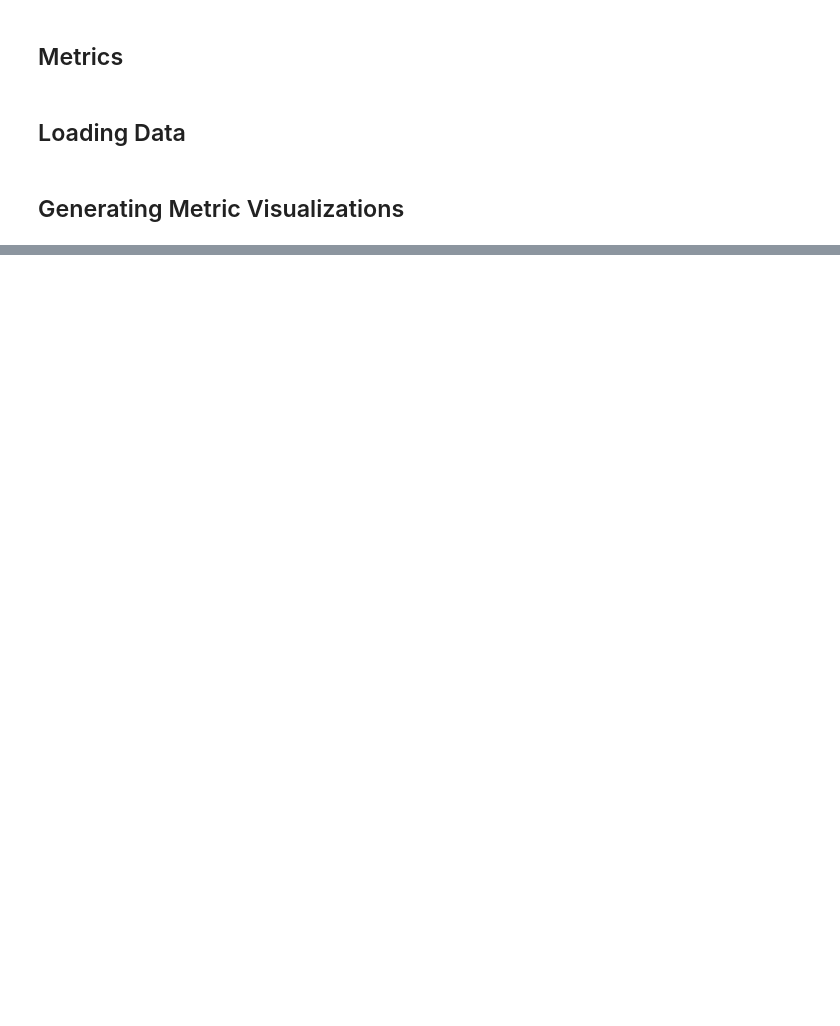
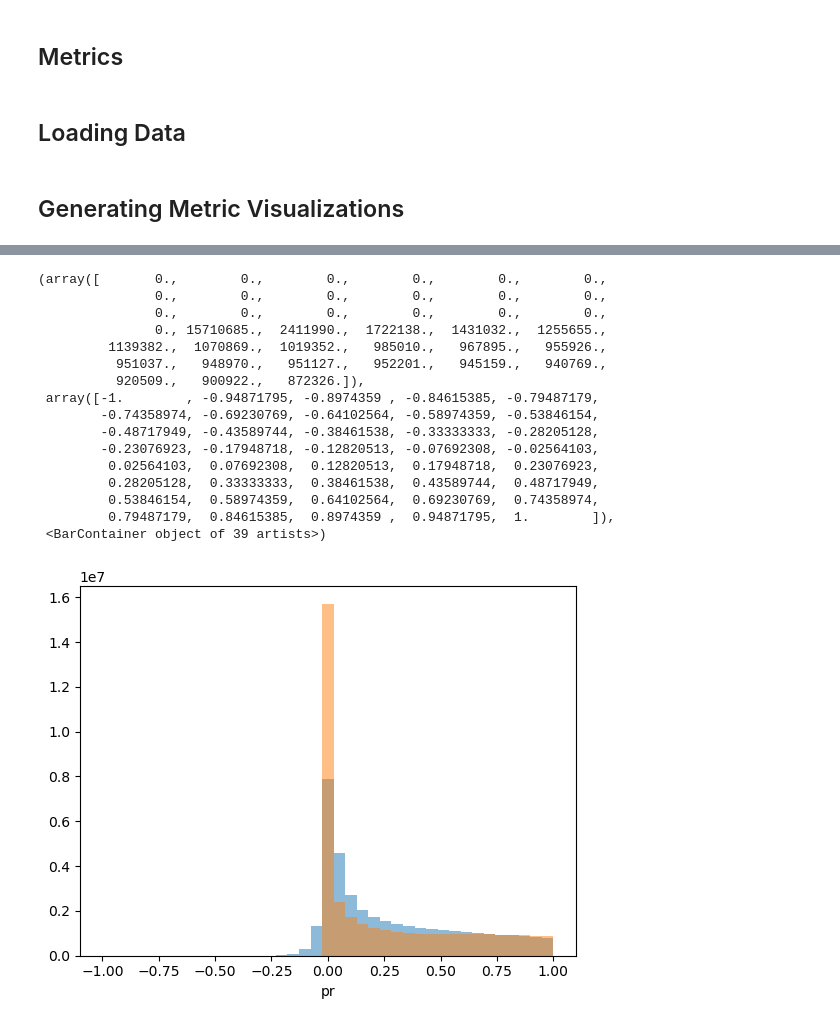
Before and after one commit to JGCRI/diffesm, a Jupyter notebook: notebooks/data-viz.ipynb, the cells around one changed output, grey strips where cells are left out. Drawn from its saved outputs; the diff is of its cells as text; code cells hidden in the pictures; blank space fills up the shorter version.

```diff
--- a/notebooks/data-viz.ipynb
+++ b/notebooks/data-viz.ipynb
@@ -171,0 +179,22 @@ for metric, name, bin_range in zip(
+# %%
+gen_set.plot.hist(bins=np.linspace(-1, 1, 40), alpha=0.5, label="Generated")
+
+val_set.plot.hist(bins=np.linspace(-1, 1, 40), alpha=0.5, label="Generated")
+# %% [output]
+(array([       0.,        0.,        0.,        0.,        0.,        0.,
+               0.,        0.,        0.,        0.,        0.,        0.,
+               0.,        0.,        0.,        0.,        0.,        0.,
+               0., 15710685.,  2411990.,  1722138.,  1431032.,  1255655.,
+         1139382.,  1070869.,  1019352.,   985010.,   967895.,   955926.,
+          951037.,   948970.,   951127.,   952201.,   945159.,   940769.,
+          920509.,   900922.,   872326.]),
+ array([-1.        , -0.94871795, -0.8974359 , -0.84615385, -0.79487179,
+        -0.74358974, -0.69230769, -0.64102564, -0.58974359, -0.53846154,
+        -0.48717949, -0.43589744, -0.38461538, -0.33333333, -0.28205128,
+        -0.23076923, -0.17948718, -0.12820513, -0.07692308, -0.02564103,
+         0.02564103,  0.07692308,  0.12820513,  0.17948718,  0.23076923,
+         0.28205128,  0.33333333,  0.38461538,  0.43589744,  0.48717949,
+         0.53846154,  0.58974359,  0.64102564,  0.69230769,  0.74358974,
+         0.79487179,  0.84615385,  0.8974359 ,  0.94871795,  1.        ]),
+ <BarContainer object of 39 artists>)
+[figure, added]
```
Also changed, not shown: parts of 2 cells of this notebook, 5 other files.
